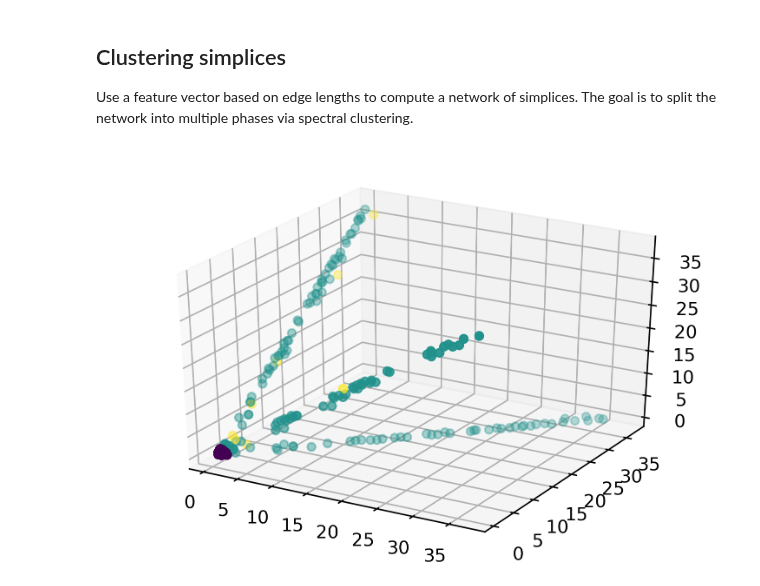
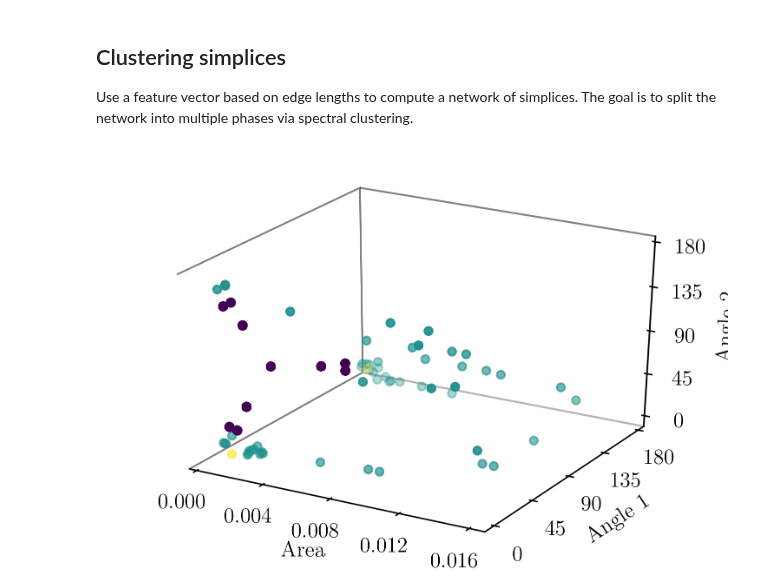
Before and after one commit to kiranvad/polyphase, a Jupyter notebook: notebooks/Classifiying Simplices.ipynb, the cells around one changed output. Saved outputs shown, nothing was run; the diff lists cells and outputs as text; code cells hidden in the pictures.

```diff
--- a/notebooks/Classifiying Simplices.ipynb
+++ b/notebooks/Classifiying Simplices.ipynb
@@ -38,14 +31,15 @@ dop_str = 'M:' + ','.join('{}'.format(m) for m in configuration['M'])
 chi_str = r'$\chi$: ' + ','.join('{:.2f}'.format(c) for c in configuration['chi'])
 config_str = dop_str+'\n'+chi_str
 
-dx = 100
+dx = 40
 pprint(config_str)
 kwargs = {'flag_lift_label': True, 'use_weighted_delaunay': False,\
           'flag_remove_collinear' : False, 'beta':1e-4, \
           'flag_make_energy_paraboloid': True, 'flag_lift_purecomp_energy': False, \
          'thresh':1}
 pprint(kwargs)
-out = compute(3, configuration, dx,  **kwargs)
+
+out = phase.compute(3, configuration, dx,  **kwargs)
 grid = out['grid']
 num_comps = out['num_comps']
 simplices = out['simplices']
@@ -278,11 +287,30 @@ X = get_features_from_simplices(grid, simplices, max_delaunay_edge)
-# %%
-from mpl_toolkits.mplot3d import Axes3D
-fig = plt.figure(dpi=300)
-ax = fig.add_subplot(111, projection='3d')
-ax.scatter(X[:,0], X[:,1], X[:,2], c = num_comps)
-plt.show()
-# %% [output]
-[figure, removed]
+# %%
+from mpl_toolkits.mplot3d import Axes3D
+from matplotlib.ticker import MultipleLocator
+from matplotlib import rc
+rc('font',size=12)
+rc('font',family='serif')
+rc('axes',labelsize=12)
+
+fig = plt.figure(dpi=300)
+ax = fig.add_subplot(111, projection='3d')
+ax.scatter(X[:,0], X[:,1], X[:,2], c = num_comps)
+ax.grid(False)
+ax.set_xlabel('Area')
+ax.set_ylabel('Angle 1')
+ax.set_zlabel('Angle 2')
+ax.xaxis.set_major_locator(MultipleLocator(0.004))
+ax.yaxis.set_major_locator(MultipleLocator(45))
+ax.zaxis.set_major_locator(MultipleLocator(45))
+ax.xaxis.pane.set_edgecolor('black')
+ax.yaxis.pane.set_edgecolor('black')
+ax.xaxis.pane.fill = False
+ax.yaxis.pane.fill = False
+ax.zaxis.pane.fill = False
+
+plt.show()
+# %% [output]
+[figure, added]
 # %%
 from sklearn.manifold import TSNE
 X_embedded = TSNE(n_components=2).fit_transform(X)
```
Also changed, not shown: parts of 7 cells of this notebook, 9 other files.
